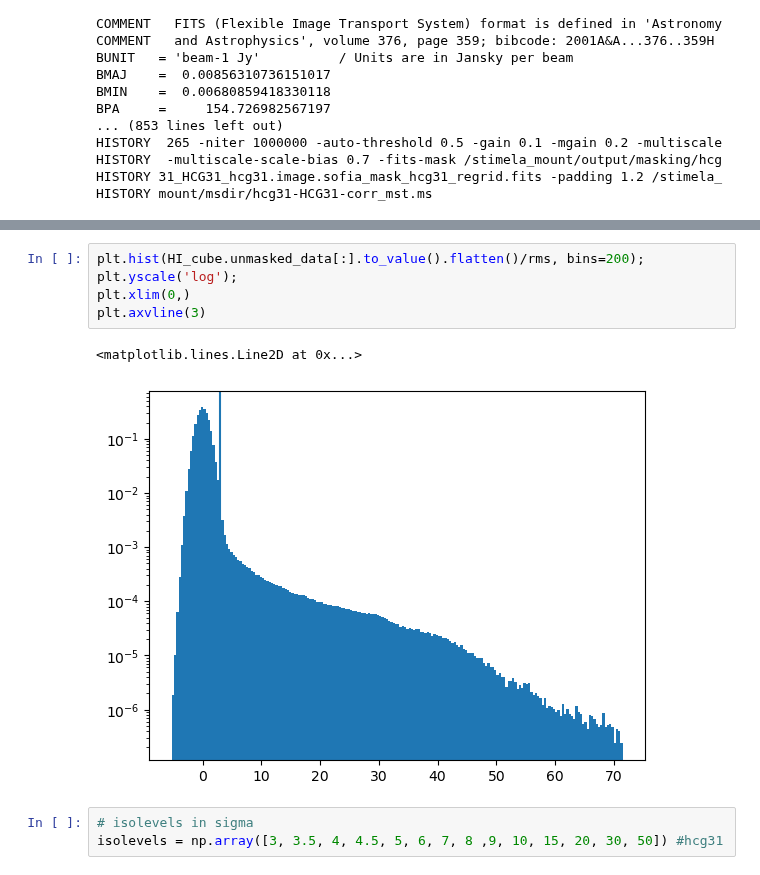
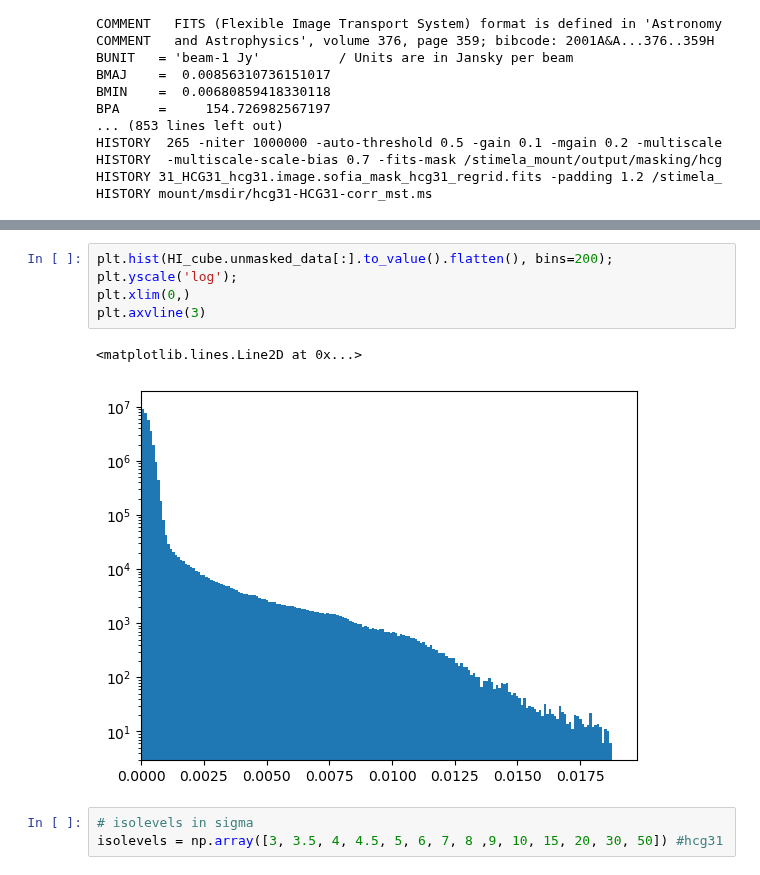
Before and after one commit to ixakalabadie/ViSL3D, a Jupyter notebook: create_3d_visualization.ipynb, the cells around one changed output, grey strips where cells are left out. Drawn from its saved outputs; the diff is of its cells as text.

```diff
--- a/create_3d_visualization.ipynb
+++ b/create_3d_visualization.ipynb
@@ -62,11 +56,11 @@ print(rms)
 # %%
-plt.hist(HI_cube.unmasked_data[:].to_value().flatten()/rms, bins=200);
+plt.hist(HI_cube.unmasked_data[:].to_value().flatten(), bins=200);
 plt.yscale('log');
 plt.xlim(0,)
 plt.axvline(3)
 # %% [output]
 <matplotlib.lines.Line2D at 0x...>
-[figure, old version]
+[figure, new version]
 # %%
 # isolevels in sigma
 isolevels = np.array([3, 3.5, 4, 4.5, 5, 6, 7, 8 ,9, 10, 15, 20, 30, 50]) #hcg31
```
Also changed, not shown: parts of 12 cells of this notebook, 1 other file.
